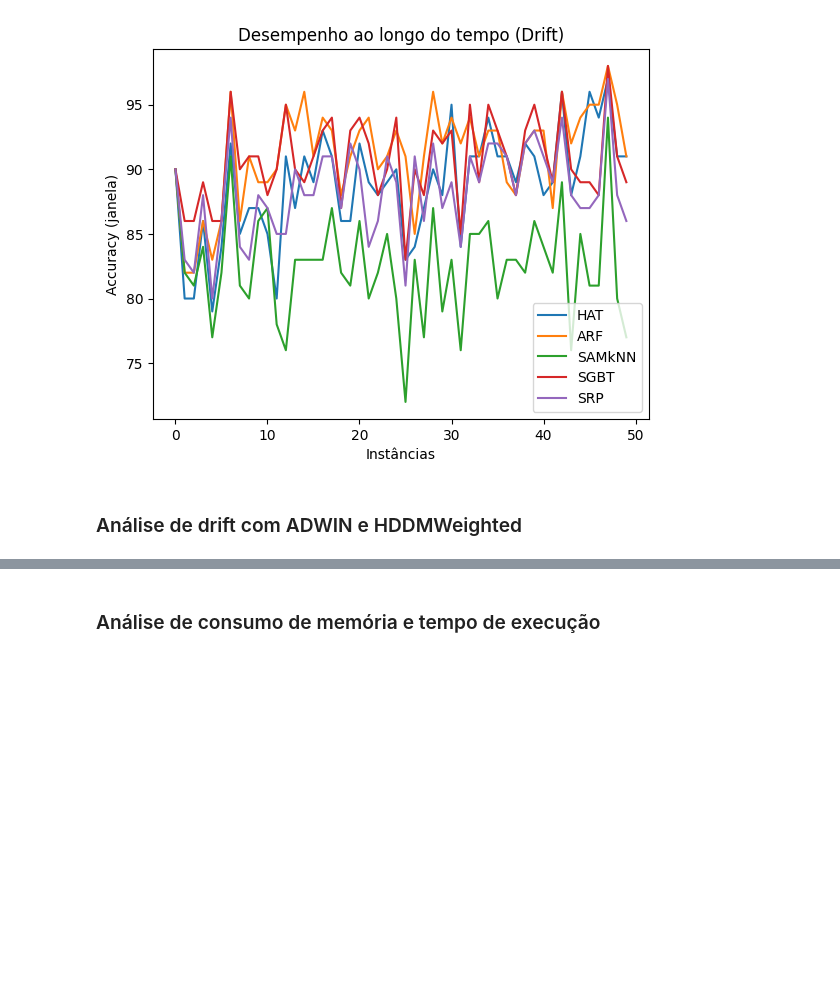
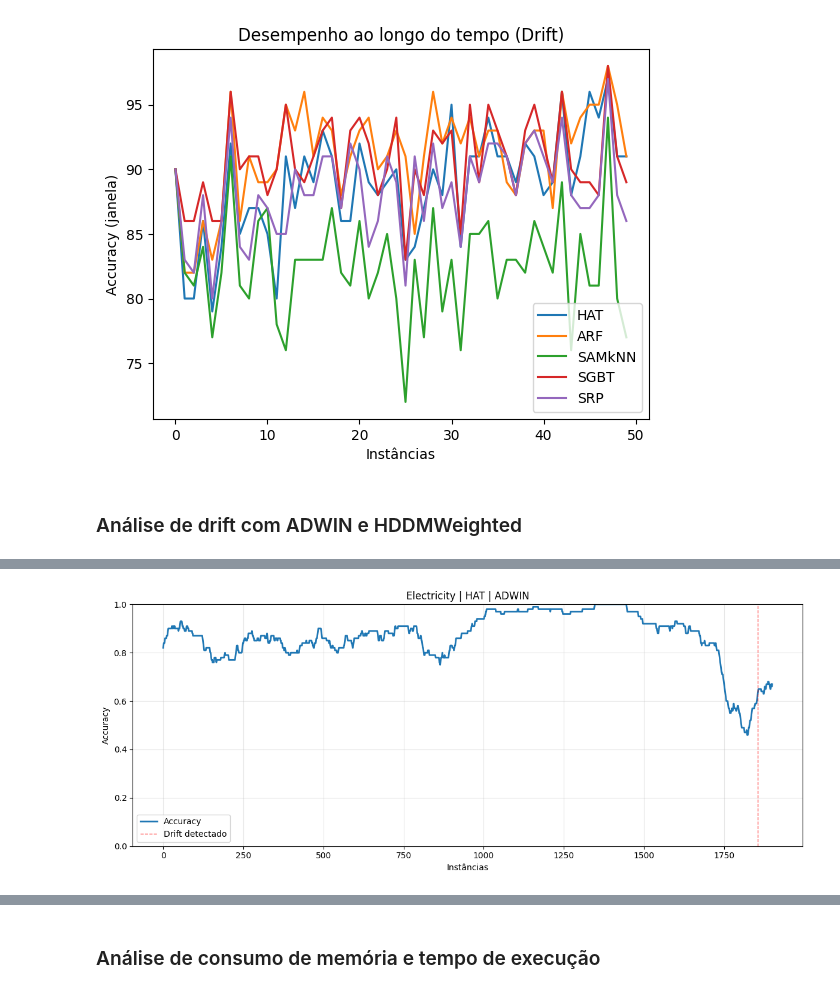
Before and after one commit to iarabertopena/ml-learning-lab, a Jupyter notebook: stream_learning.ipynb, the cells around one changed output, grey strips where cells are left out. Saved outputs shown, nothing was run; the diff lists cells and outputs as text; code cells hidden in the pictures; blank space fills up the shorter version.

```diff
--- a/stream_learning.ipynb
+++ b/stream_learning.ipynb
@@ -530,8 +539,8 @@ models = {
 }
 # %%
 detectors = {
-    "ADWIN": ADWIN(delta=0.01),
-    "HDDM": HDDMWeighted(lambda_=0.01)
+    "ADWIN": lambda: ADWIN(delta=0.01),
+    "HDDM": lambda: HDDMWeighted(lambda_=0.01)
 }
 # %%
 for dataset_name, dataset_class in datasets.items():
@@ -539,11 +548,12 @@ for dataset_name, dataset_class in datasets.items():
     print(f"\n===== Dataset: {dataset_name} =====")
 
     stream = dataset_class()
+
     _ = stream.next_instance()
 
     schema = stream.get_schema()
 
-    for detector_name, detector in detectors.items():
+    for detector_name, detector_class in detectors.items():
       print(f"\n--- Detector: {detector_name} ---")
 
       for model_name, model_class in models.items():
@@ -553,7 +563,7 @@ for dataset_name, dataset_class in datasets.items():
            dataset_class,
            model_class,
            schema,
-           detector
+           detector_class
          )
 
         print("Drifts detectados:", drifts[:10])
@@ -712,0 +588,74 @@ Drifts detectados: [1471]
+# %%
+for dataset_name, dataset_class in datasets.items():
+
+    stream = dataset_class()
+
+    _ = stream.next_instance()
+
+    schema = stream.get_schema()
+
+    # modelo fixo
+    model_class = HoeffdingAdaptiveTree
+
+    for detector_name, detector_class in detectors.items():
+
+        # roda experimento
+        acc_window, drift_points = drift_detection(
+            dataset_class=dataset_class,
+            model_class=model_class,
+            schema=schema,
+            detector_class=detector_class,
+            max_instances=2000,
+            window_size=100
+        )
+
+        # gráfico
+        plt.figure(figsize=(12,5))
+
+        # curva de accuracy
+        plt.plot(
+            acc_window,
+            linewidth=2,
+            label="Accuracy"
+        )
+
+        # drifts
+        for i, drift in enumerate(drift_points):
+
+            plt.axvline(
+                x=drift,
+                color="red",
+                linestyle="--",
+                linewidth=1,
+                alpha=0.7,
+                label="Drift detectado" if i == 0 else None
+            )
+
+        plt.title(
+            f"{dataset_name} | HAT | {detector_name}"
+        )
+
+        plt.xlabel("Instâncias")
+
+        plt.ylabel("Accuracy")
+
+        plt.ylim(0, 1)
+
+        plt.grid(alpha=0.3)
+
+        plt.legend()
+
+        plt.tight_layout()
+
+        plt.show()
+
+        print(
+            f"{dataset_name} | {detector_name}"
+        )
+
+        print(
+            "Drifts detectados:",
+            drift_points[:10]
+        )
+# %% [output]
+[figure, added]
```
Also changed, not shown: parts of 12 cells of this notebook.
